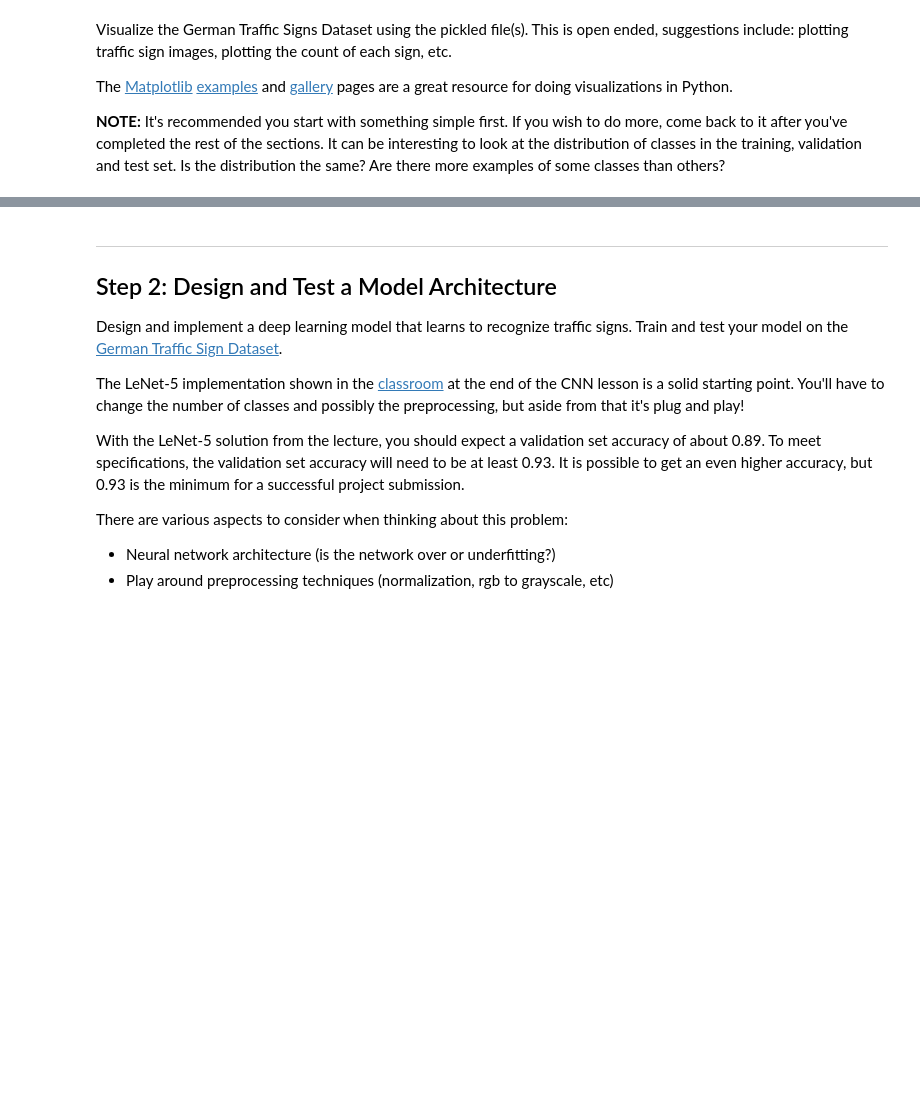
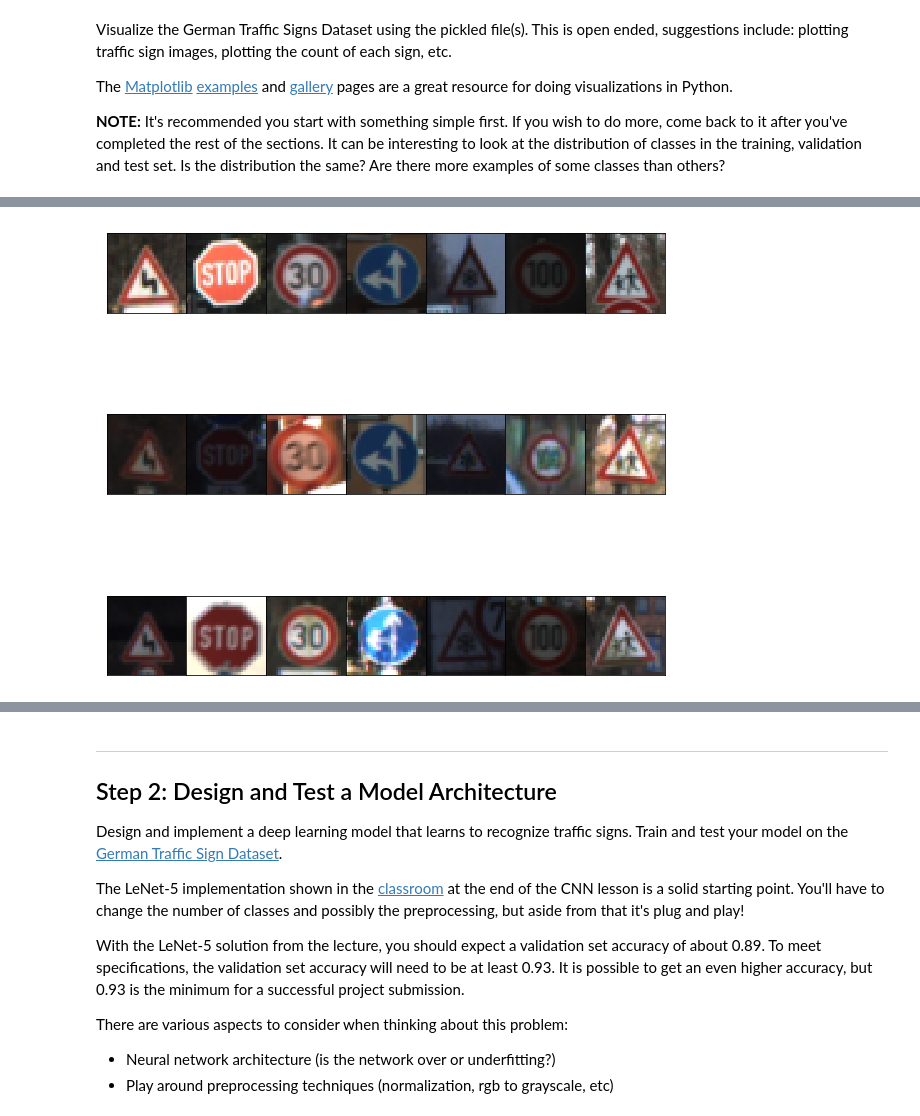
Before and after one commit to scifiss/CarND-Traffic-Sign-Classifier-Project, a Jupyter notebook: Traffic_Sign_Classifier_rebecca.ipynb, the cells around one changed output, grey strips where cells are left out. Drawn from its saved outputs; the diff is of its cells as text; code cells hidden in the pictures; blank space fills up the shorter version.

```diff
--- a/Traffic_Sign_Classifier_rebecca.ipynb
+++ b/Traffic_Sign_Classifier_rebecca.ipynb
@@ -131,0 +136,16 @@ numpy.ndarray
+# %%
+nclassperfig = 7
+nimageperclass=3
+fig, axarr = plt.subplots(3,nclassperfig, figsize=(10,10))
+nsamples = np.random.choice(range(n_classes), size=nclassperfig, replace=False)
+for nc in range(nclassperfig):
+    samples = X_train[y_train==nsamples[nc],...]
+    images = samples[np.random.choice(range(len(samples)), size=nimageperclass, replace=False),...]
+    for j in range(nimageperclass):
+        axarr[j,nc].imshow(images[j,...])
+        axarr[j,nc].axes.get_xaxis().set_visible(False)
+        axarr[j,nc].axes.get_yaxis().set_visible(False)
+fig.subplots_adjust(hspace=0,wspace=0)
+fig.savefig('dataset_compare.png')
+# %% [output]
+[figure, added]
```
Also changed, not shown: parts of 50 cells of this notebook.
